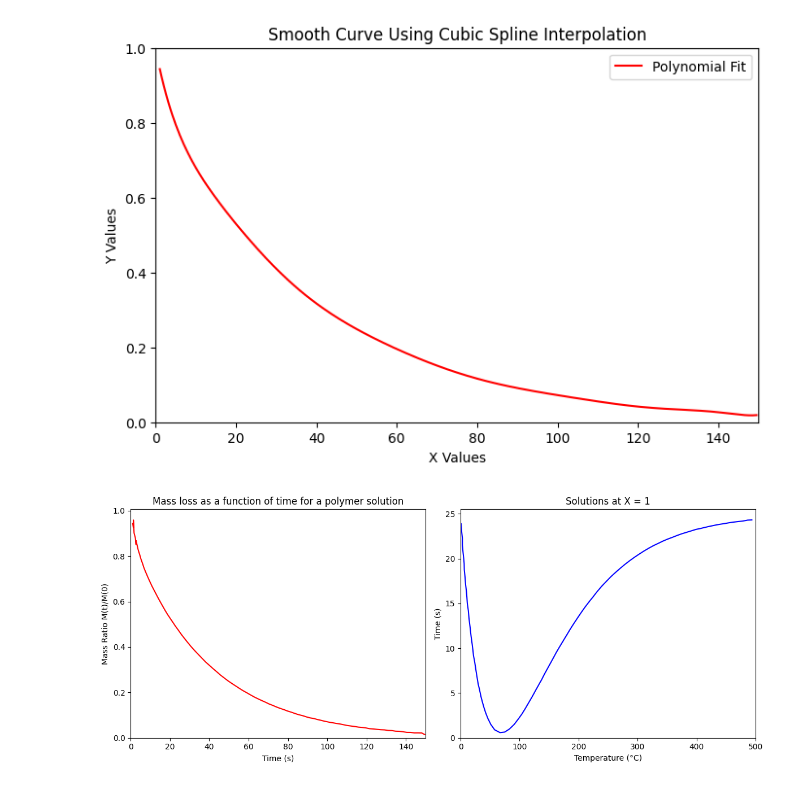
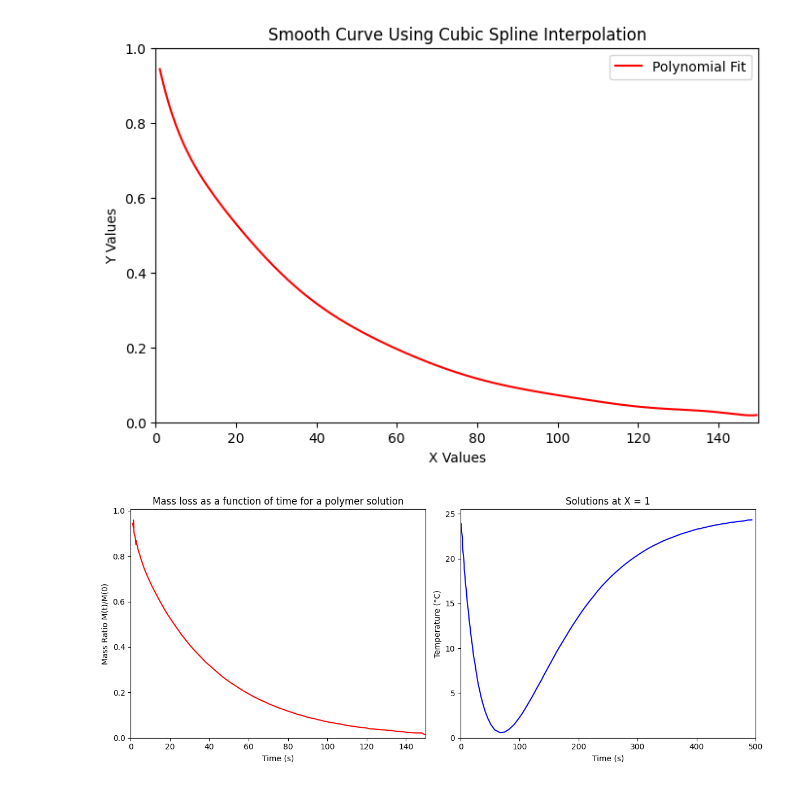
Before and after one commit to lemontang3/Python_Physics, a Jupyter notebook: graphs.ipynb, the cells around one changed output. Cells and saved outputs as stored; diff of their text form; code cells hidden in the pictures.

```diff
--- a/graphs.ipynb
+++ b/graphs.ipynb
@@ -141,33 +141,33 @@ x2, y2 = df2.iloc[:, 0], df2.iloc[:, 1]
 
 # Create a figure with two subplots
 fig, axes = plt.subplots(1, 2, figsize=(12, 5))  # 1 row, 2 columns
 
 # Plot first graph
 axes[0].plot(x1, y1, linestyle='-', color='r', label="Data 1")
 axes[0].set_title("Mass loss as a function of time for a polymer solution")
 axes[0].set_xlabel("Time (s)")
 axes[0].set_ylabel("Mass Ratio M(t)/M(0)")
 axes[0].grid(False)
 
 # Force axes to start at 0
 axes[0].set_xlim(left=0)  # X-axis starts at 0
 axes[0].set_xlim(right=150)  # X-axis starts at 0
 axes[0].set_ylim(bottom=0)  # Y-axis starts at 0
 
 # Plot second graph
 axes[1].plot(x2, y2, linestyle='-', color='b', label="Data 2")
 axes[1].set_title("Solutions at X = 1")
-axes[1].set_xlabel("Temperature (°C)")
-axes[1].set_ylabel("Time (s)")
+axes[1].set_xlabel("Time (s)")
+axes[1].set_ylabel("Temperature (°C)")
 axes[1].grid(False)
 
 # Force axes to start at 0
 axes[1].set_xlim(left=0)  # X-axis starts at 0
 axes[1].set_xlim(right=500)  # X-axis starts at 0
 axes[1].set_ylim(bottom=0)  # Y-axis starts at 0
 
 # Adjust layout and show the plots
 plt.tight_layout()
 plt.show()
 # %% [output]
-[figure, old version]
+[figure, new version]
```
